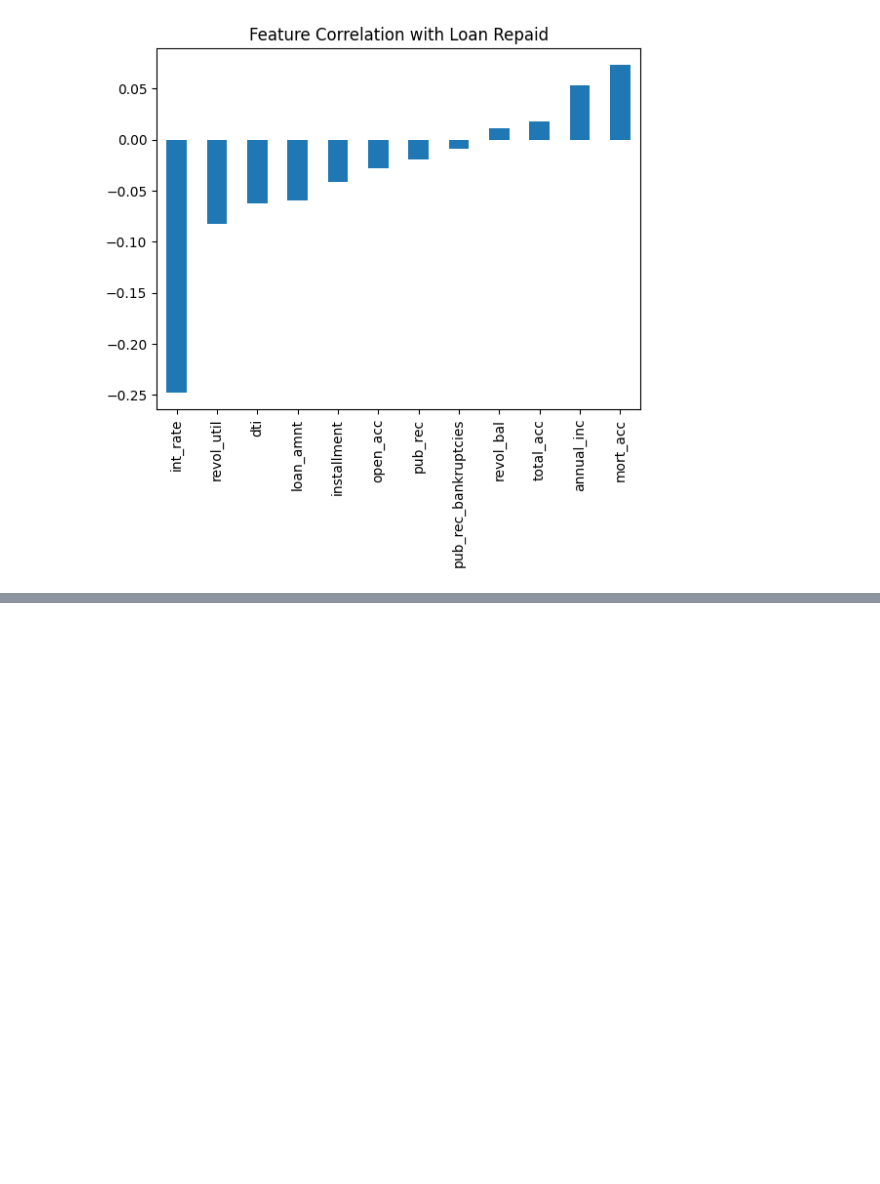
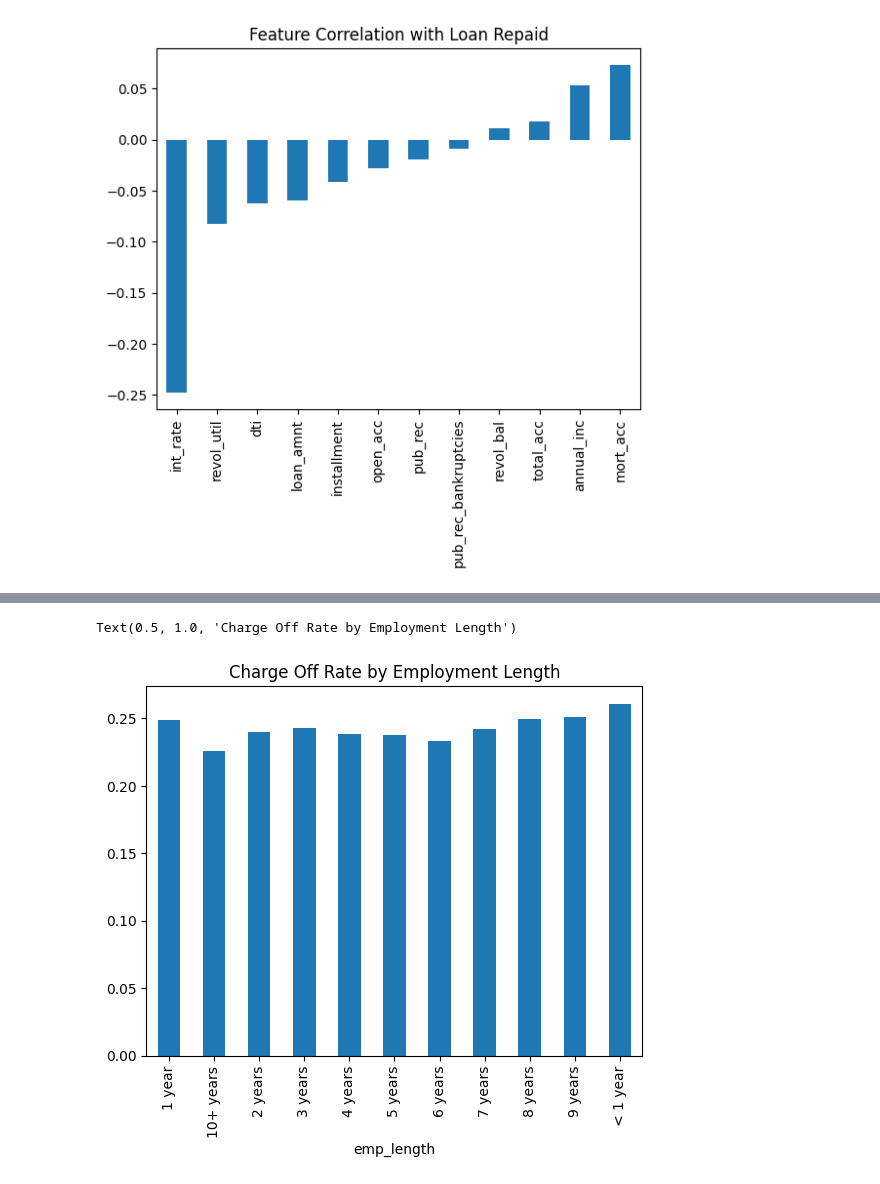
Before and after one commit to yeasiny71/lending-club-loan-prediction, a Jupyter notebook: notebooks/loan_prediction.ipynb, the cells around one changed output, grey strips where cells are left out. Drawn from its saved outputs; the diff is of its cells as text; code cells hidden in the pictures; blank space fills up the shorter version.

```diff
--- a/notebooks/loan_prediction.ipynb
+++ b/notebooks/loan_prediction.ipynb
@@ -204,0 +332,15 @@ Text(0.5, 1.0, 'Feature Correlation with Loan Repaid')
+# %%
+# Calculate charge off RATE per employment length
+# If rates are similar across all lengths,
+# the feature adds no predictive value
+
+emp_co = df[df['loan_status'] == "Charged Off"].groupby("emp_length").count()['loan_status']
+emp_fp = df[df['loan_status'] == "Fully Paid"].groupby("emp_length").count()['loan_status']
+
+# Ratio of charge offs to fully paid per employment length
+emp_len = emp_co / emp_fp
+emp_len.plot(kind='bar')
+plt.title('Charge Off Rate by Employment Length')
+# %% [output]
+Text(0.5, 1.0, 'Charge Off Rate by Employment Length')
+[figure, added]
```
Also changed, not shown: parts of 52 cells of this notebook.
